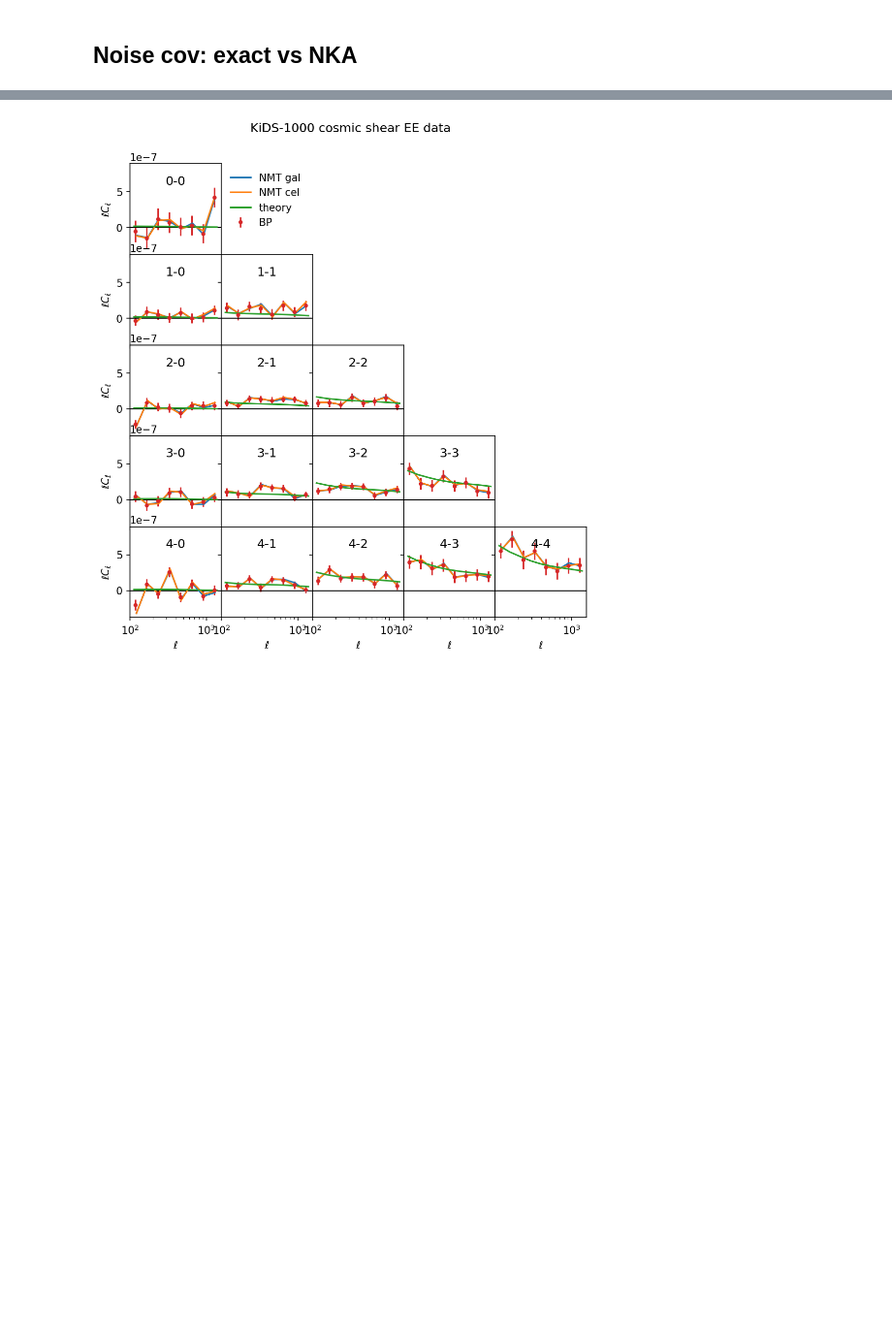
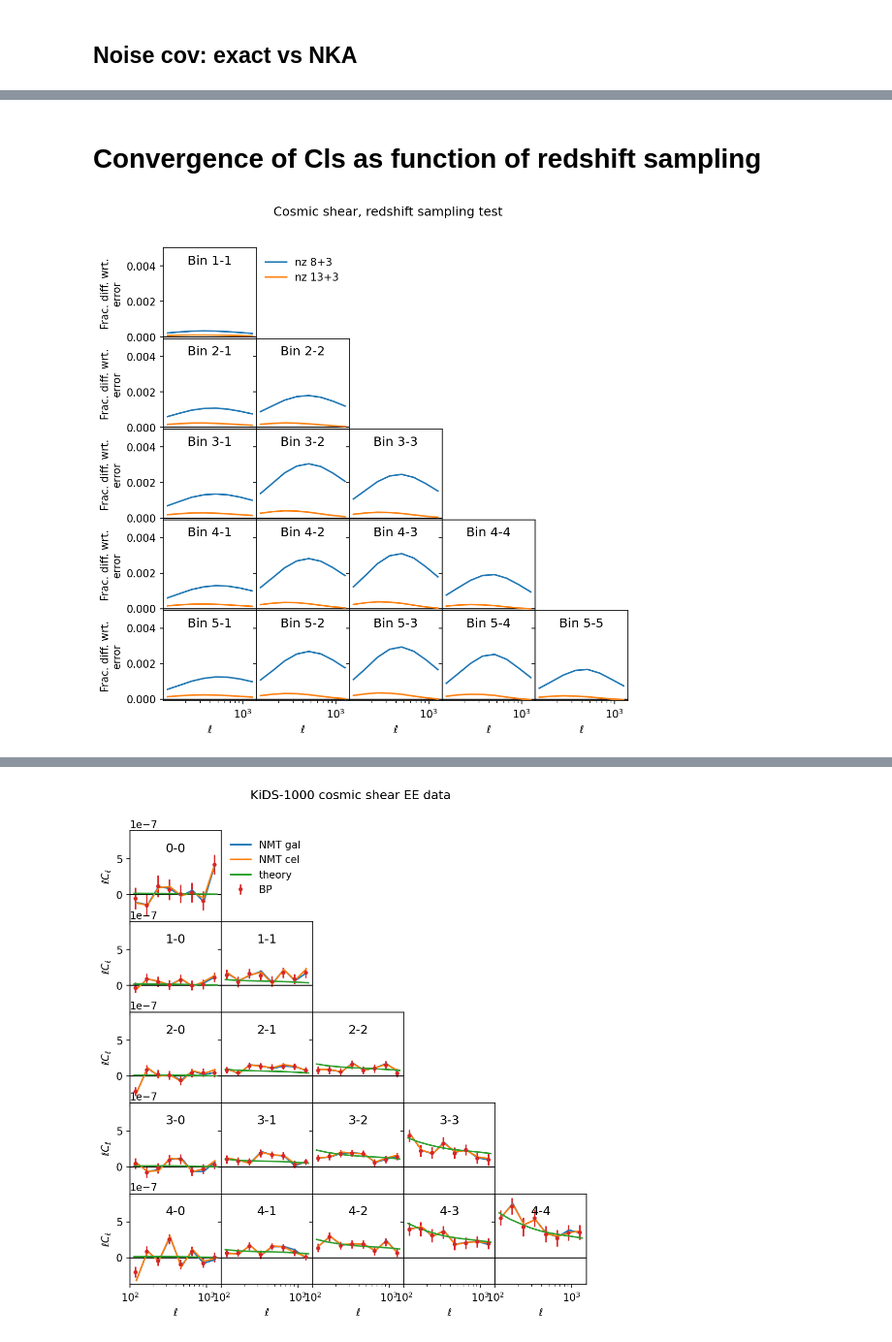
Before and after one commit to tilmantroester/KiDS-1000xtSZ, a Jupyter notebook: notebooks/analyse_chains.ipynb, the cells around one changed output, grey strips where cells are left out. Shown at 97% size. Drawn from its saved outputs; the diff is of its cells as text; code cells hidden in the pictures; blank space fills up the shorter version.

```diff
--- a/notebooks/analyse_chains.ipynb
+++ b/notebooks/analyse_chains.ipynb
@@ -826,0 +849,44 @@ array([[1., 1., 1., 1., 1., 1., 1., 1., 1., 1.],
+# %% [markdown]
+# Convergence of Cls as function of redshift sampling
+# %%
+Cl_nz8p3 = {"EE": np.vstack([np.loadtxt(f"../runs/cov_theory_predictions_run0_hmx_beam10/output/data_block/"
+                                        f"shear_cl_binned/bin_{idx[0]+1}_{idx[1]+1}.txt") for idx in field_idx_EE]).T,
+            "TE": np.vstack([np.loadtxt(f"../runs/cov_theory_predictions_run0_hmx_beam10/output/data_block/"
+                                        f"shear_y_cl_beam_pixwin_binned/bin_{idx[0]+1}_{idx[1]+1}.txt") for idx in field_idx_TE]).T}
+Cl_nz13p3 = {"EE": np.vstack([np.loadtxt(f"../runs/cov_theory_predictions_run2_hmx_nz16_beam10/output/data_block/"
+                                        f"shear_cl_binned/bin_{idx[0]+1}_{idx[1]+1}.txt") for idx in field_idx_EE]).T,
+            "TE": np.vstack([np.loadtxt(f"../runs/cov_theory_predictions_run2_hmx_nz16_beam10/output/data_block/"
+                                        f"shear_y_cl_beam_pixwin_binned/bin_{idx[0]+1}_{idx[1]+1}.txt") for idx in field_idx_TE]).T}
+Cl_nz96p128 = {"EE": np.vstack([np.loadtxt(f"../runs/cov_theory_predictions_run1_hmx_nz128_beam10/output/data_block/"
+                                           f"shear_cl_binned/bin_{idx[0]+1}_{idx[1]+1}.txt") for idx in field_idx_EE]).T,
+               "TE": np.vstack([np.loadtxt(f"../runs/cov_theory_predictions_run1_hmx_nz128_beam10/output/data_block/"
+                                           f"shear_y_cl_beam_pixwin_binned/bin_{idx[0]+1}_{idx[1]+1}.txt") for idx in field_idx_TE]).T}
+
+plot_cosmic_shear(Cls=[{"name"        : "nz 8+3",
+                        "X"           : ell['EE'],
+                        "Y"           : Cl_nz8p3["EE"],
+                        "ratio_wrt"   : "nz 96+32",
+                        "ratio_wrt_error" : True,
+                        "plot_kwargs" : {"c": "C0",}},
+                       {"name"        : "nz 13+3",
+                        "X"           : ell['EE'],
+                        "Y"           : Cl_nz13p3["EE"],
+                        "ratio_wrt"   : "nz 96+32",
+                        "ratio_wrt_error" : True,
+                        "plot_kwargs" : {"c": "C1",}},
+                       {"name"        : "nz 96+32",
+                        "X"           : ell["EE"],
+                        "Y"           : Cl_nz96p128["EE"],
+                        "Y_error"     : Cl_err["EE"],
+                        "hidden"      : True,
+                        "plot_kwargs" : {"c": "C2", "ls": "--"}},
+                       ],
+                       y_label="Frac. diff. wrt.\nerror",
+                       title="Cosmic shear, redshift sampling test",
+                       filename="plots/cosmic_shear_nz_test.png",
+                       probe="EE",
+                       x_range=(100, 1500),
+                       y_range=(-1e-4, 5e-3),
+                       sharey=True)
+# %% [output]
+[figure, added]
```
Also changed, not shown: parts of 6 cells of this notebook, 8 other files.
